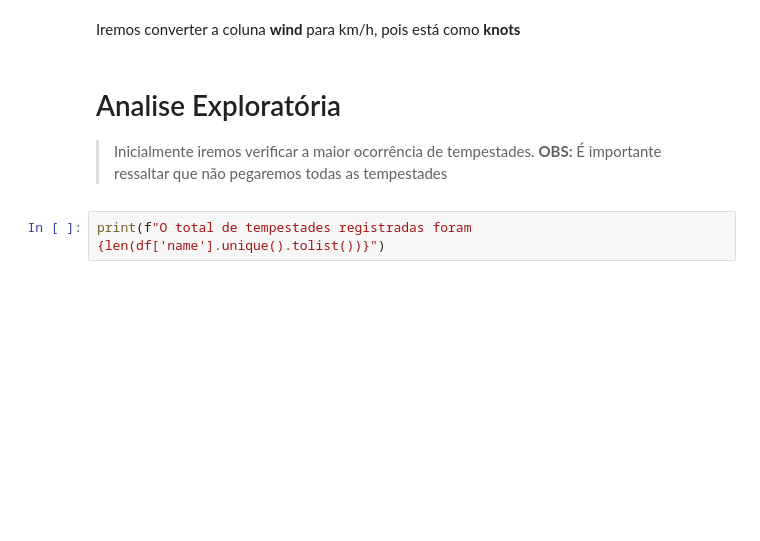
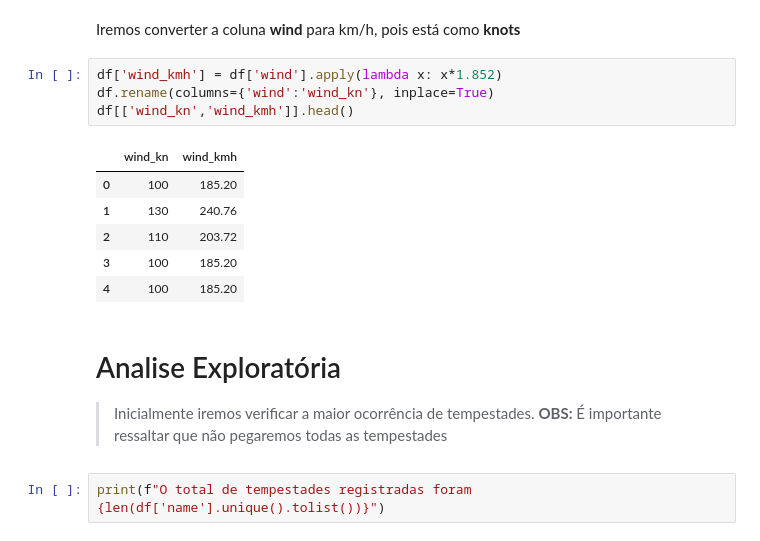
Before and after one commit to Jeferson-Peter/DataScience-Storm-Analytics, a Jupyter notebook: storm_analytics.ipynb, the cells around one changed output. Saved outputs shown, nothing was run; the diff lists cells and outputs as text; blank space fills up the shorter version.

```diff
--- a/storm_analytics.ipynb
+++ b/storm_analytics.ipynb
@@ -248,5 +182,16 @@ df.head()
 # %% [markdown]
 Iremos converter a coluna **wind** para km/h, pois está como **knots**
+# %%
+df['wind_kmh'] = df['wind'].apply(lambda x: x*1.852)
+df.rename(columns={'wind':'wind_kn'}, inplace=True)
+df[['wind_kn','wind_kmh']].head()
+# %% [output]
+|  | wind_kn | wind_kmh |
+| 0 | 100 | 185.20 |
+| 1 | 130 | 240.76 |
+| 2 | 110 | 203.72 |
+| 3 | 100 | 185.20 |
+| 4 | 100 | 185.20 |
 # %% [markdown]
 # Analise Exploratória
 
```
Also changed, not shown: parts of 22 cells of this notebook.
